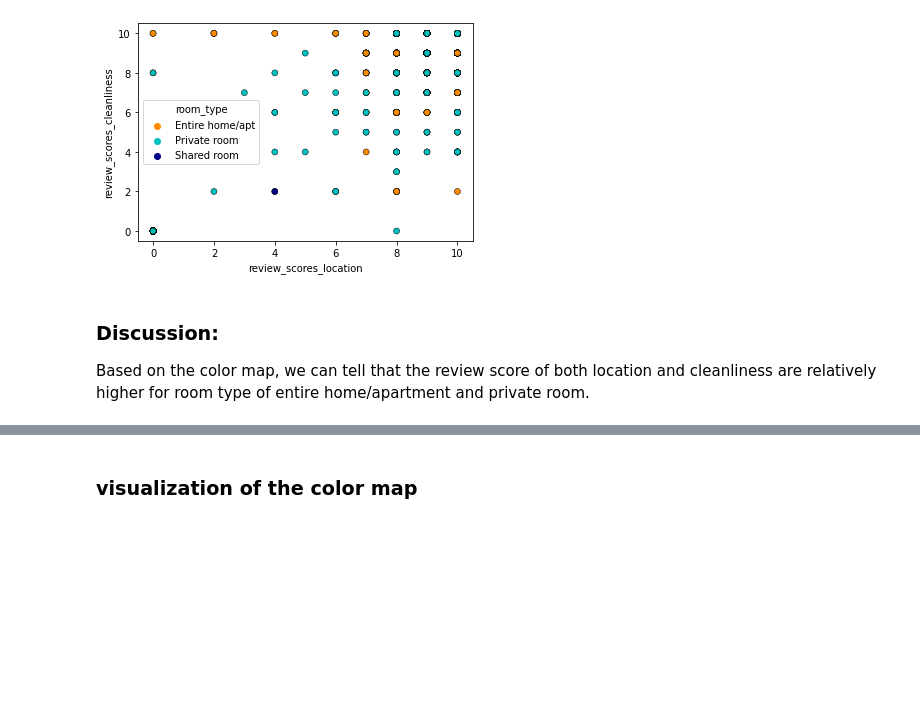
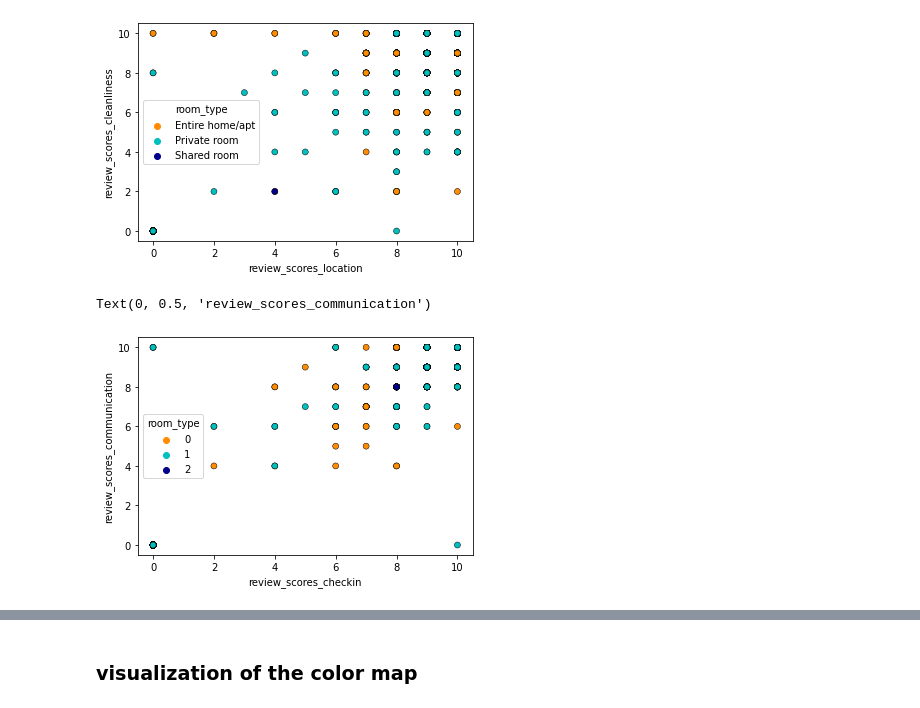
Before and after one commit to Tianyu-Fang/Data-Mining-on-Airbnb-Listings, a Jupyter notebook: dm_project.ipynb, the cells around one changed output, grey strips where cells are left out. Drawn from its saved outputs; the diff is of its cells as text; code cells hidden in the pictures; blank space fills up the shorter version.

```diff
--- a/dm_project.ipynb
+++ b/dm_project.ipynb
@@ -317,6 +325,12 @@ x2 = listings_df['review_scores_cleanliness']
 X = listings_df[['review_scores_location','review_scores_cleanliness']]
 y = listings_df['room_type']
 X_train, X_test, y_train, y_test = train_test_split(X, y, test_size=0.3) # 70% training and 30% test
+# %%
+x3 = listings_df['review_scores_checkin']
+x4 = listings_df['review_scores_communication']
+X2 = listings_df[['review_scores_checkin','review_scores_communication']]
+y2 = listings_df['room_type']
+X2_train, X2_test, y2_train, y2_test = train_test_split(X2, y2, test_size=0.3) # 70% training and 30% test
 # %%
 X_test.shape
 # %% [output]
@@ -334,6 +354,16 @@ plt.ylabel('review_scores_cleanliness')
 # %% [output]
 Text(0, 0.5, 'review_scores_cleanliness')
 [figure]
-# %% [markdown]
-### Discussion:
-Based on the color map, we can tell that the review score of both location and cleanliness are relatively higher for room type of entire home/apartment and private room.
+# %%
+# Create color maps for Visualization
+cmap_light = ListedColormap(['orange', 'cyan', 'cornflowerblue'])
+cmap_bold = ['darkorange', 'c', 'darkblue']
+
+# Plot the training points
+sns.scatterplot(x=x3, y=x4, hue=y2,
+                palette=cmap_bold, alpha=1.0, edgecolor="black")
+plt.xlabel('review_scores_checkin')
+plt.ylabel('review_scores_communication')
+# %% [output]
+Text(0, 0.5, 'review_scores_communication')
+[figure, added]
```
Also changed, not shown: parts of 15 cells of this notebook.
